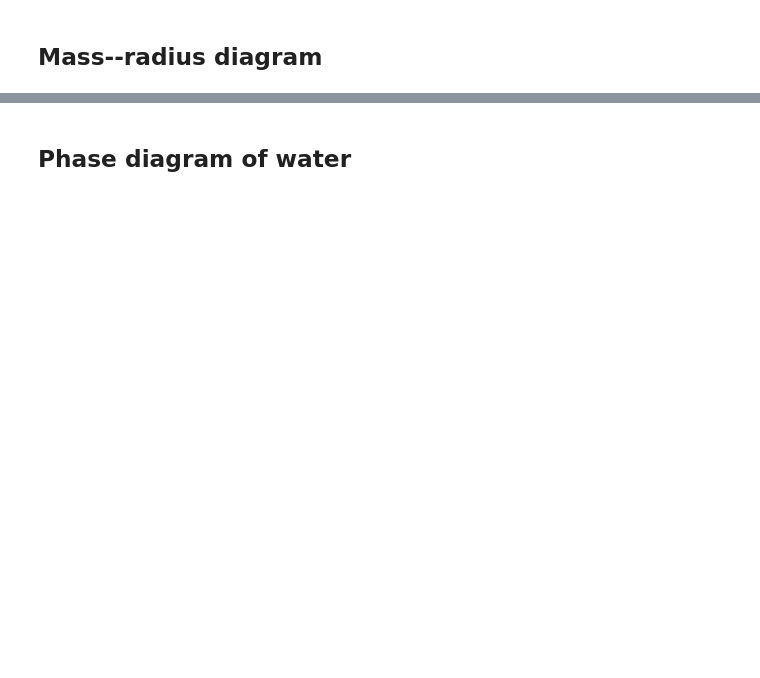
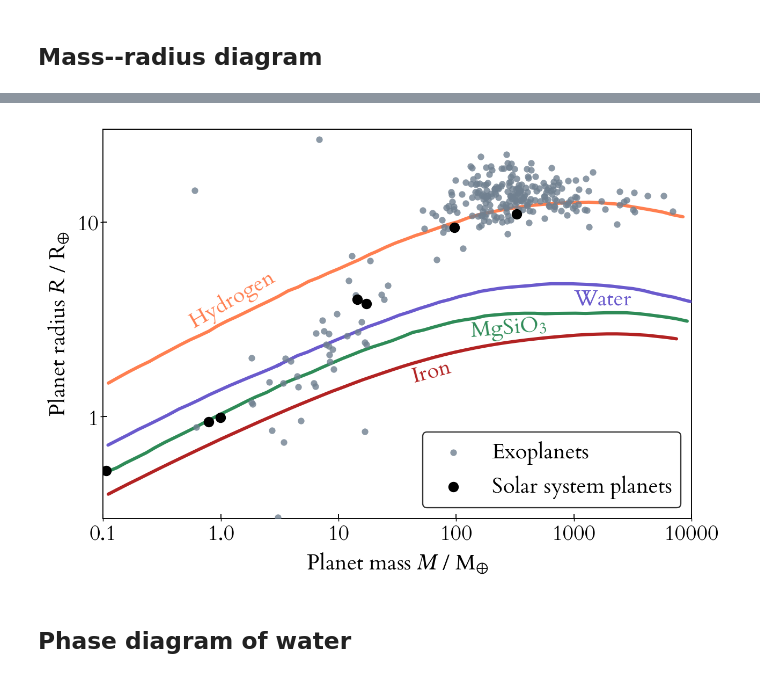
Before and after one commit to swt30/thesis, a Jupyter notebook: chapters/01-introduction/01-introduction-plots.ipynb, the cells around one changed output, grey strips where cells are left out. Drawn from its saved outputs; the diff is of its cells as text; code cells hidden in the pictures; blank space fills up the shorter version.

```diff
--- a/chapters/01-introduction/01-introduction-plots.ipynb
+++ b/chapters/01-introduction/01-introduction-plots.ipynb
@@ -112,23 +122,26 @@ end
 # %%
 # make mass-radius diagram on the curves from Rogers & Seager 2012
 autofig("mass-radius-rogers-seager", Normal) do
-    fe = readtable("figdata/mr-diagram-rogers-seager/fe.csv")
-    hydrogen = readtable("figdata/mr-diagram-rogers-seager/hydrogen.csv")
-    water = readtable("figdata//mr-diagram-rogers-seager/water.csv")
-    mgsio3 = readtable("figdata/mr-diagram-rogers-seager/mgsio3_pv.csv")
-    solarsystem = readtable("figdata/mr-diagram-rogers-seager/solar-system-planets.csv")
+    fe = DataFrame(load("figdata/mr-diagram-rogers-seager/fe.csv"))
+    hydrogen = DataFrame(load("figdata/mr-diagram-rogers-seager/hydrogen.csv"))
+    water = DataFrame(load("figdata//mr-diagram-rogers-seager/water.csv"))
+    mgsio3 = DataFrame(load("figdata/mr-diagram-rogers-seager/mgsio3_pv.csv"))
+    solarsystem = DataFrame(load("figdata/mr-diagram-rogers-seager/solar-system-planets.csv"))
 
     x = :M_Mearth
     y = :R_Rearth
 
-    p = plot(xaxis=(L"Planet mass $M$ / M$_⊕$", (0.1, 1e4), :log),
-        yaxis=(L"Planet radius $R$ / R$_⊕$", (0.3, 30), :log),
-        yticks=[1, 10],
-        xformatter=x -> (x <= 1 ? x : trunc(Int,x)),
-        yformatter=y -> trunc(Int, y))
-    PyPlot.legend(frameon=false)
+    foreach((fe, hydrogen, water, mgsio3, solarsystem)) do df
+        clamp!(df[x], eps(), Inf)
+        clamp!(df[y], eps(), Inf)
+    end
 
-    f(c) = font(ThesisUtils.main_font, c, :left)
+    p = plot(xaxis = (L"Planet mass $M$ / M$_⊕$", (0.1, 1e4), :log10),
+        yaxis = (L"Planet radius $R$ / R$_⊕$", (0.3, 30), :log10),
+        yticks = [1, 10],
+        xformatter = x -> (x <= 1 ? x : trunc(Int,x)),
+        yformatter = y -> trunc(Int, y),
+        framestyle = :box)
 
     plot!(fe[x], fe[y], c=:firebrick, label="")
     annotate_color!(40, 1.7, "Iron", :firebrick, rotation=15)
@@ -143,9 +156,12 @@ autofig("mass-radius-rogers-seager", Normal) do
     annotate_color!(1000, 4, "Water", :slateblue)
 
     mycols = d[[:MASS, :R, :MSINI]] # include msini so we only plot planets with
-    clean = mycols[complete_cases(mycols), :]
+    clean = mycols[completecases(mycols), :]
+    clamp!(clean[:MASS], eps(), Inf)
+    clamp!(clean[:R], eps(), Inf)
+    clamp!(clean[:MSINI], eps(), Inf)
     scatter!(clean[:MASS], clean[:R], markerstrokewidth=0, c=:slategray, alpha=0.8, label="Exoplanets")
 
     scatter!(solarsystem[x], solarsystem[y], c=:black, markersize=5, label="Solar system planets")
-end
+end;
 # %% [output]
@@ -153,3 +168,4 @@ end
+[figure, added]
 # %% [markdown]
 ## Phase diagram of water
 # %%
```
Also changed, not shown: parts of 7 cells of this notebook, 1 other file.
